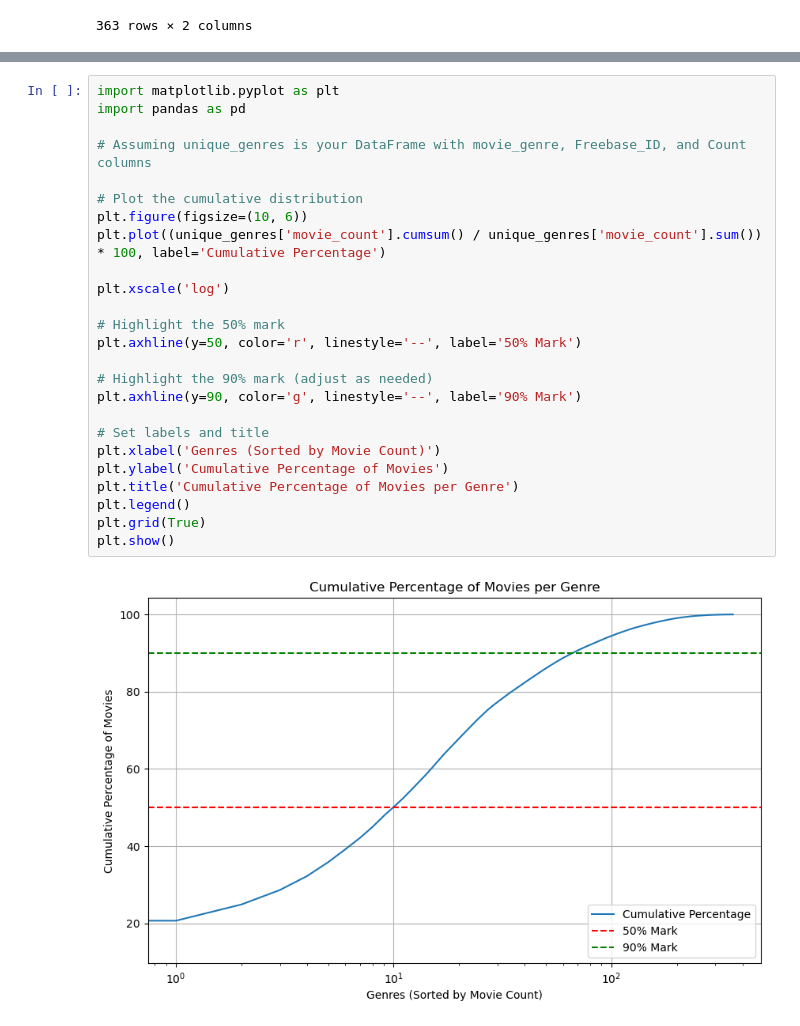
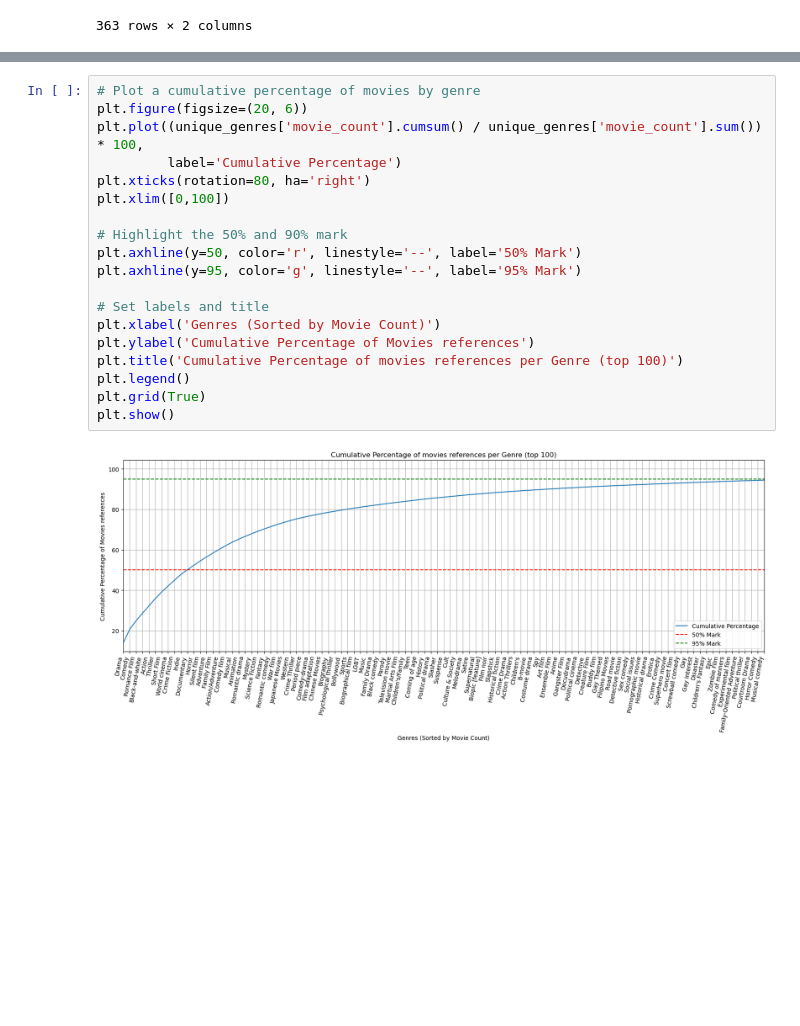
Before and after one commit to epfl-ada/ada-2023-project-thepiratesofthestreet, a Jupyter notebook: milestone2.ipynb, the cells around one changed output, grey strips where cells are left out. Drawn from its saved outputs; the diff is of its cells as text; blank space fills up the shorter version.

```diff
--- a/milestone2.ipynb
+++ b/milestone2.ipynb
@@ -92,29 +95,23 @@ plt.hlines(y = 0.5, xmin = 0, xmax=1e4, linestyles='--', color = 'red')
 <matplotlib.collections.LineCollection at 0x...>
 [figure]
 # %%
-import matplotlib.pyplot as plt
-import pandas as pd
+# Plot a cumulative percentage of movies by genre
+plt.figure(figsize=(20, 6))
+plt.plot((unique_genres['movie_count'].cumsum() / unique_genres['movie_count'].sum()) * 100,
+         label='Cumulative Percentage')
+plt.xticks(rotation=80, ha='right')
+plt.xlim([0,100])
 
-# Assuming unique_genres is your DataFrame with movie_genre, Freebase_ID, and Count columns
-
-# Plot the cumulative distribution
-plt.figure(figsize=(10, 6))
-plt.plot((unique_genres['movie_count'].cumsum() / unique_genres['movie_count'].sum()) * 100, label='Cumulative Percentage')
-
-plt.xscale('log')
-
-# Highlight the 50% mark
+# Highlight the 50% and 90% mark
 plt.axhline(y=50, color='r', linestyle='--', label='50% Mark')
-
-# Highlight the 90% mark (adjust as needed)
-plt.axhline(y=90, color='g', linestyle='--', label='90% Mark')
+plt.axhline(y=95, color='g', linestyle='--', label='95% Mark')
 
 # Set labels and title
 plt.xlabel('Genres (Sorted by Movie Count)')
-plt.ylabel('Cumulative Percentage of Movies')
-plt.title('Cumulative Percentage of Movies per Genre')
+plt.ylabel('Cumulative Percentage of Movies references')
+plt.title('Cumulative Percentage of movies references per Genre (top 100)')
 plt.legend()
 plt.grid(True)
 plt.show()
 # %% [output]
-[figure, old version]
+[figure, new version]
```
Also changed, not shown: parts of 5 cells of this notebook, 1 other file.
